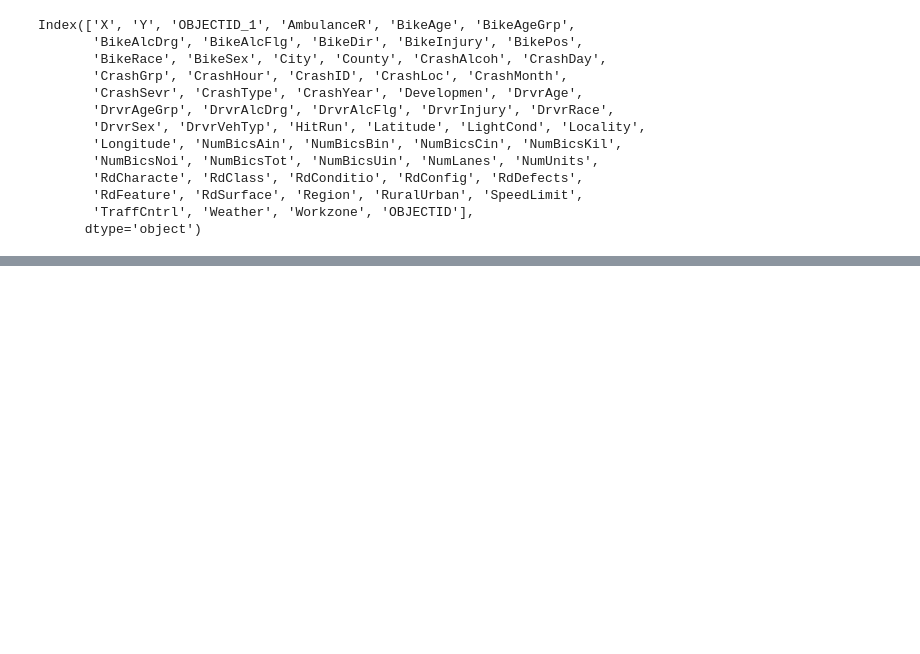
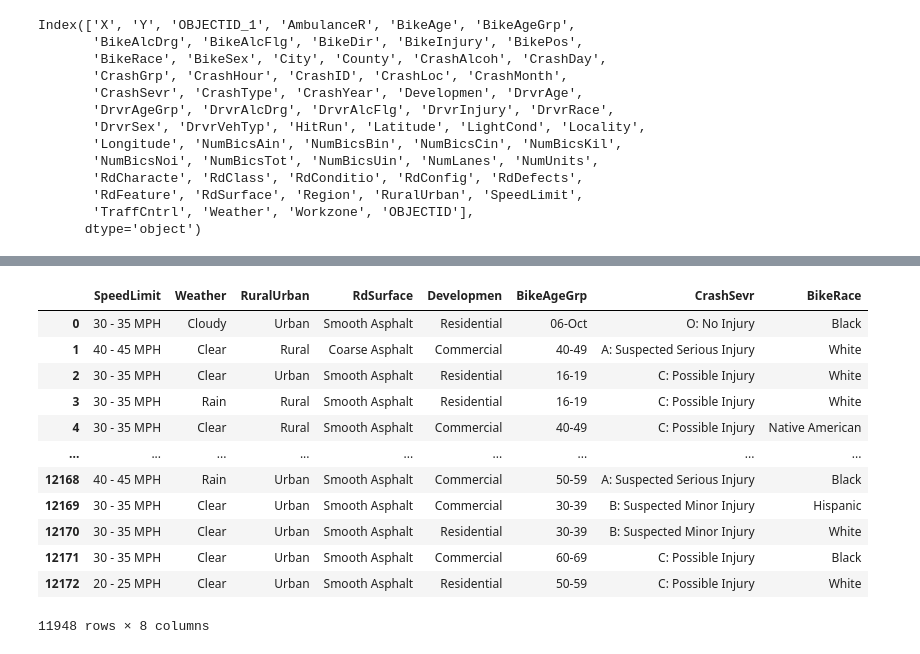
Before and after one commit to pawankumar1980/Final_Project_Bike_Pedestrian_Crash_Analysis, a Jupyter notebook: Bike_Pedestrian_Crash_Analysis.ipynb, the cells around one changed output, grey strips where cells are left out. Saved outputs shown, nothing was run; the diff lists cells and outputs as text; code cells hidden in the pictures; blank space fills up the shorter version.

```diff
--- a/Bike_Pedestrian_Crash_Analysis.ipynb
+++ b/Bike_Pedestrian_Crash_Analysis.ipynb
@@ -51,0 +121,18 @@ Index(['X', 'Y', 'OBJECTID_1', 'AmbulanceR', 'BikeAge', 'BikeAgeGrp',
+# %%
+# Create Dataframe for Machine Learning Model
+cleaned_bike_df = bike_Pedestrain_crash_df[['SpeedLimit', 'Weather', 'RuralUrban', 'RdSurface', 'Developmen', 'BikeAgeGrp', 'CrashSevr', 'BikeRace']].copy()
+cleaned_bike_df
+# %% [output]
+|  | SpeedLimit | Weather | RuralUrban | RdSurface | Developmen | BikeAgeGrp | CrashSevr | BikeRace |
+| 0 | 30 - 35 MPH | Cloudy | Urban | Smooth Asphalt | Residential | 06-Oct | O: No Injury | Black |
+| 1 | 40 - 45 MPH | Clear | Rural | Coarse Asphalt | Commercial | 40-49 | A: Suspected Serious Injury | White |
+| 2 | 30 - 35 MPH | Clear | Urban | Smooth Asphalt | Residential | 16-19 | C: Possible Injury | White |
+| 3 | 30 - 35 MPH | Rain | Rural | Smooth Asphalt | Residential | 16-19 | C: Possible Injury | White |
+| 4 | 30 - 35 MPH | Clear | Rural | Smooth Asphalt | Commercial | 40-49 | C: Possible Injury | Native American |
+| ... | ... | ... | ... | ... | ... | ... | ... | ... |
+| 12168 | 40 - 45 MPH | Rain | Urban | Smooth Asphalt | Commercial | 50-59 | A: Suspected Serious Injury | Black |
+| 12169 | 30 - 35 MPH | Clear | Urban | Smooth Asphalt | Commercial | 30-39 | B: Suspected Minor Injury | Hispanic |
+| 12170 | 30 - 35 MPH | Clear | Urban | Smooth Asphalt | Residential | 30-39 | B: Suspected Minor Injury | White |
+| 12171 | 30 - 35 MPH | Clear | Urban | Smooth Asphalt | Commercial | 60-69 | C: Possible Injury | Black |
+| 12172 | 20 - 25 MPH | Clear | Urban | Smooth Asphalt | Residential | 50-59 | C: Possible Injury | White |
+11948 rows × 8 columns
```
Also changed, not shown: parts of 21 cells of this notebook.
